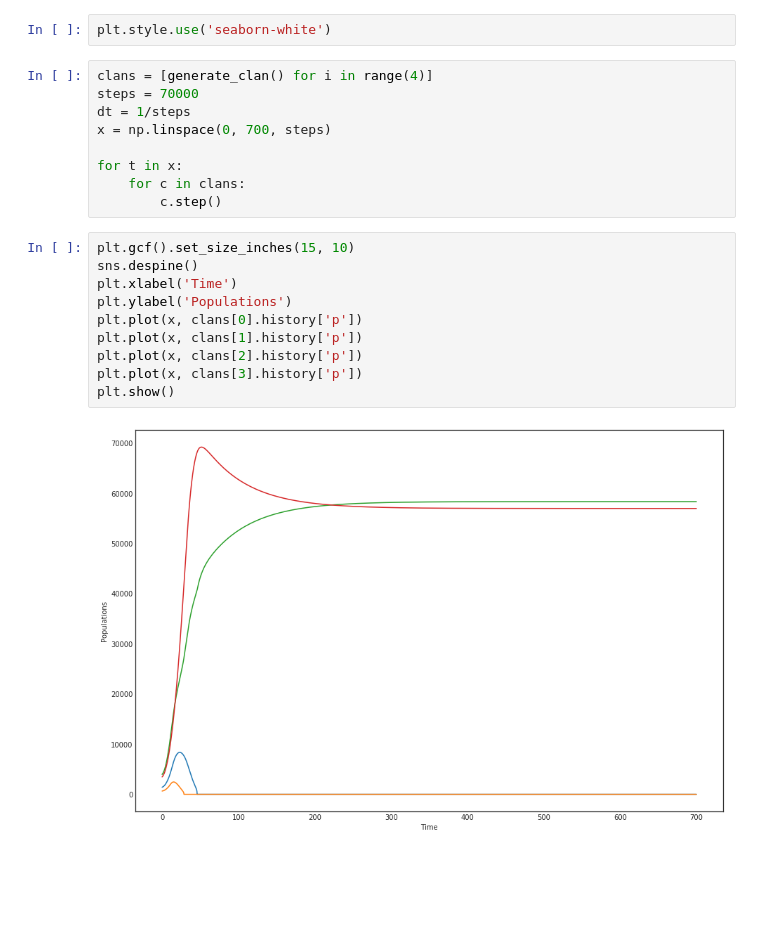
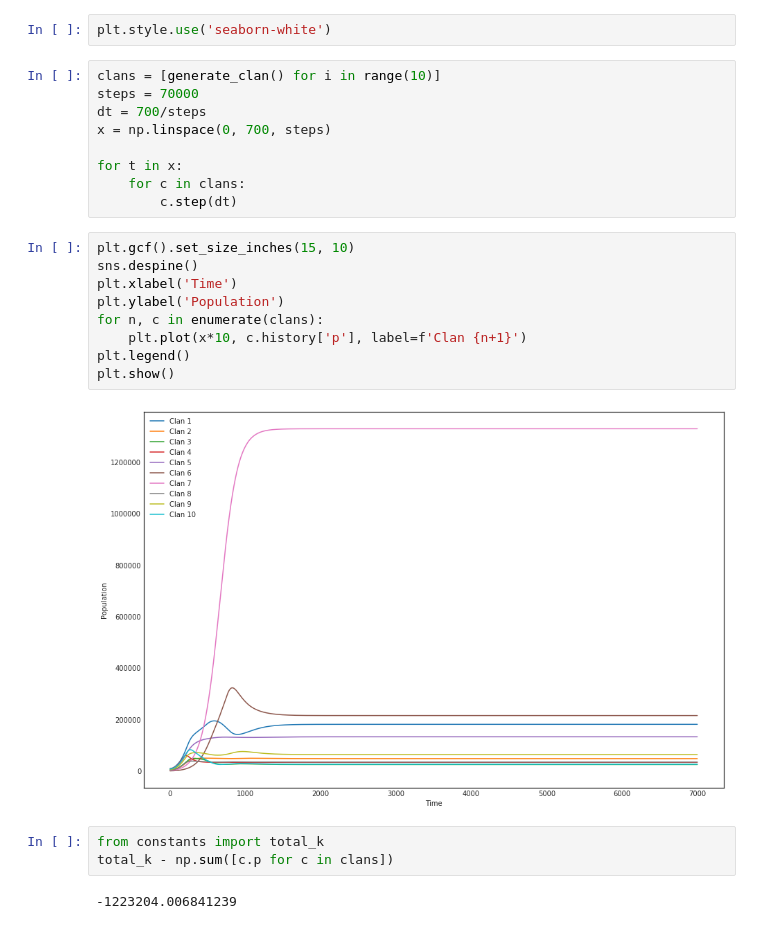
Before and after one commit to sharath/clash-of-clans, a Jupyter notebook: simulate.ipynb, the cells around one changed output. Drawn from its saved outputs; the diff is of its cells as text; blank space fills up the shorter version.

```diff
--- a/simulate.ipynb
+++ b/simulate.ipynb
@@ -9,26 +9,30 @@ from clan import generate_clan
 # %%
 plt.style.use('seaborn-white')
 # %%
-clans = [generate_clan() for i in range(4)]
+clans = [generate_clan() for i in range(10)]
 steps = 70000
-dt = 1/steps
+dt = 700/steps
 x = np.linspace(0, 700, steps)
 
 for t in x:
     for c in clans:
-        c.step()
+        c.step(dt)
 # %%
 plt.gcf().set_size_inches(15, 10)
 sns.despine()
 plt.xlabel('Time')
-plt.ylabel('Populations')
-plt.plot(x, clans[0].history['p'])
-plt.plot(x, clans[1].history['p'])
-plt.plot(x, clans[2].history['p'])
-plt.plot(x, clans[3].history['p'])
+plt.ylabel('Population')
+for n, c in enumerate(clans):
+    plt.plot(x*10, c.history['p'], label=f'Clan {n+1}')
+plt.legend()
 plt.show()
 # %% [output]
-[figure, old version]
+[figure, new version]
+# %%
+from constants import total_k
+total_k - np.sum([c.p for c in clans])
+# %% [output]
+-1223204.006841239
 # %%
 plt.gcf().set_size_inches(15, 10)
 sns.despine()
```
Also changed, not shown: parts of 4 cells of this notebook, 2 other files.
